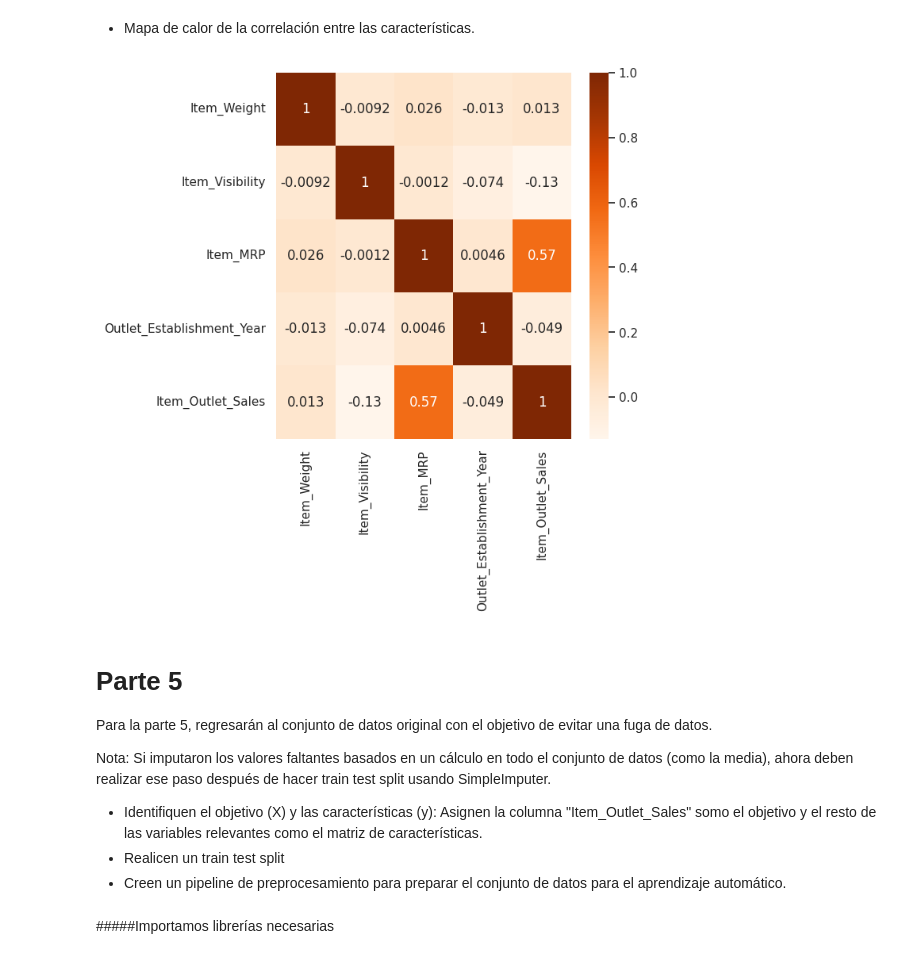
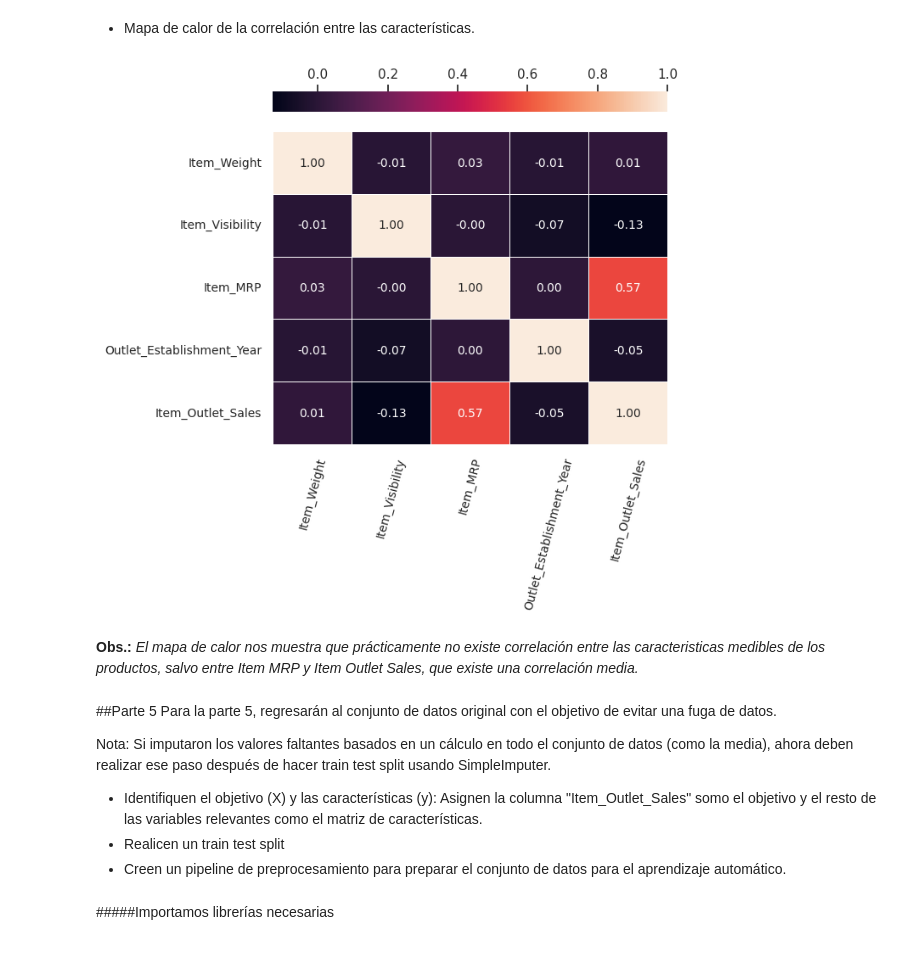
Before and after one commit to javierexe/predicciones-de-ventas, a Jupyter notebook: Proyecto_1.ipynb, the cells around one changed output. Saved outputs shown, nothing was run; the diff lists cells and outputs as text; code cells hidden in the pictures.

```diff
--- a/Proyecto_1.ipynb
+++ b/Proyecto_1.ipynb
@@ -336,15 +347,23 @@ grupos de alimentos, agrupados por contenido de grasa');
 # %% [markdown]
 * Mapa de calor de la correlación entre las características.
-# %%
-sns.set({"figure.figsize":(6,6)})
-sns.heatmap(df.corr(numeric_only = True), annot=True, cmap='Oranges');
-#El mapa de calor nos muestra que prácticamente no existe correlación
-#entre las caracteristicas medibles de los productos, salvo entre
-#Item MRP y Item Outlet Sales, que existe una correlación media.
-# %% [output]
-[figure, removed]
+# %%
+sns.set({"figure.figsize":(6,6)})
+sns.heatmap(df.corr(numeric_only = True),
+            annot=True,
+            cmap=None,
+            #square=True,
+            fmt=".2f",
+            linewidth=.5,
+            annot_kws={"size": 10},
+            cbar_kws={'location':'top','orientation': 'horizontal'});
+plt.yticks(fontsize=10);
+plt.xticks(rotation=75, fontsize=10);
+# %% [output]
+[figure, added]
+# %% [markdown]
+**Obs.:** *El mapa de calor nos muestra que prácticamente no existe correlación entre las caracteristicas medibles de los productos, salvo entre Item MRP y Item Outlet Sales, que existe una correlación media.*
 # %% [markdown]
-# Parte 5
+##Parte 5
 Para la parte 5, regresarán al conjunto de datos original con el objetivo de evitar una fuga de datos.
 
 Nota: Si imputaron los valores faltantes basados en un cálculo en todo el conjunto de datos (como la media), ahora deben realizar ese paso después de hacer train test split usando SimpleImputer.
```
Also changed, not shown: parts of 39 cells of this notebook.
